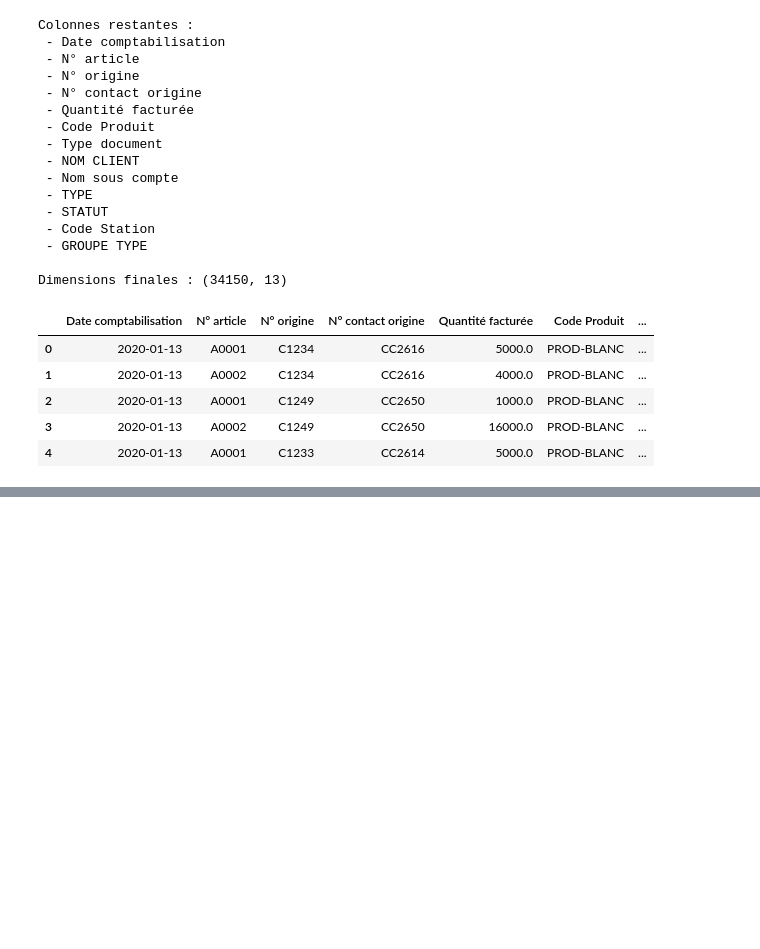
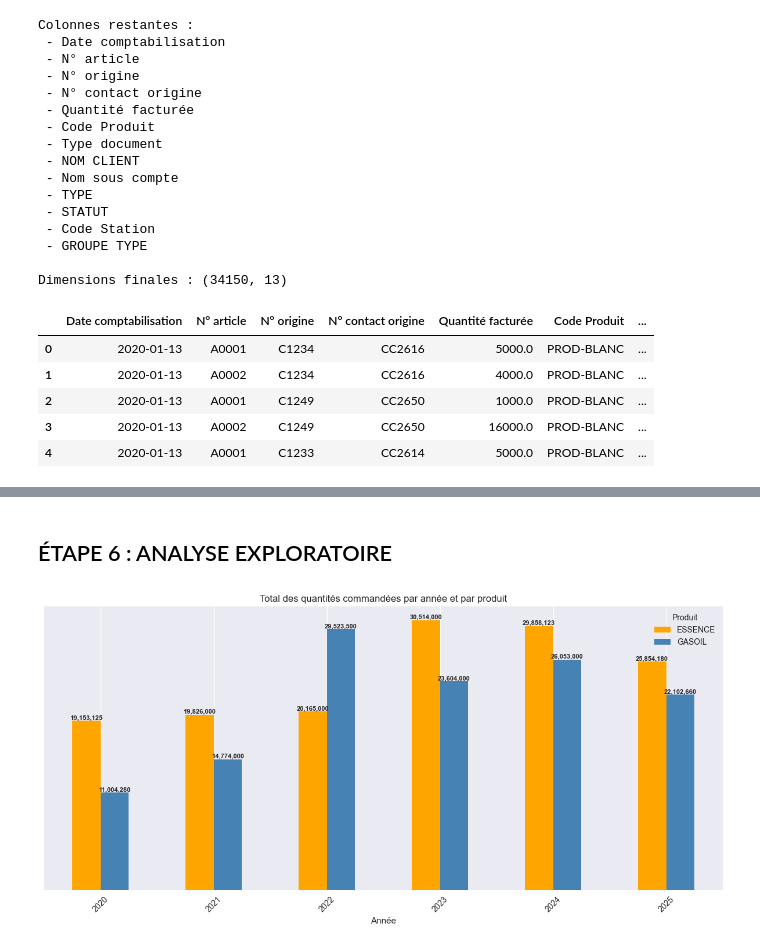
Before and after one commit to Gino-Ginette/memoire_bi, a Jupyter notebook: memoire_prediction.ipynb, the cells around one changed output, grey strips where cells are left out. Cells and saved outputs as stored; diff of their text form; code cells hidden in the pictures; blank space fills up the shorter version.

Commit message:
Analyse exploratiore

```diff
--- a/memoire_prediction.ipynb
+++ b/memoire_prediction.ipynb
@@ -172,13 +166,0 @@ df_clean.head()
-# %%
-print("Lignes avant :", df_clean.shape[0])
-
-# Suppression des lignes où N° contact origine est vide
-df_clean = df_clean.dropna(subset=["N° contact origine"])
-
-print("Lignes après :", df_clean.shape[0])
-print("Lignes supprimées :", df_clean.shape[0] - df_clean.shape[0])
-print()
-
-# Vérification
-print("Valeurs manquantes restantes :")
-print(df_clean.isnull().sum())
@@ -204,0 +170,7 @@ dtype: int64
+# %%
+df_clean["Année"] = df_clean["Date comptabilisation"].dt.year
+df_clean["Mois"] = df_clean["Date comptabilisation"].dt.month
+df_clean["Trimestre"] = df_clean["Date comptabilisation"].dt.quarter
+
+print("Colonnes ajoutées : Année, Mois, Trimestre")
+df_clean.head()
@@ -204,0 +185,38 @@ dtype: int64
+# %% [markdown]
+## ÉTAPE 6 : ANALYSE EXPLORATOIRE
+# %%
+# ÉTAPE 6.1 : COMMANDES PAR ANNÉE ET PAR PRODUIT
+# A0001 = ESSENCE / A0002 = GASOIL
+
+import matplotlib.pyplot as plt
+
+# Renommer les produits pour plus de clarté
+df_clean["Produit"] = df_clean["N° article"].map({
+    "A0001": "ESSENCE",
+    "A0002": "GASOIL"
+})
+
+# Grouper par année et produit
+commandes_par_an_produit = df_clean.groupby(["Année", "Produit"])["Quantité facturée"].sum().unstack()
+
+fig, ax = plt.subplots(figsize=(12, 6))
+commandes_par_an_produit.plot(kind="bar", ax=ax, color=["orange", "steelblue"])
+
+# Etiquettes au dessus de chaque barre
+for p in ax.patches:
+    ax.annotate(
+        f"{int(p.get_height()):,}",
+        (p.get_x() + p.get_width() / 2, p.get_height()),
+        ha='center', va='bottom',
+        fontsize=8, fontweight='bold'
+    )
+
+plt.title("Total des quantités commandées par année et par produit")
+plt.xlabel("Année")
+ax.yaxis.set_visible(False)
+plt.xticks(rotation=45)
+plt.legend(title="Produit")
+plt.tight_layout()
+plt.show()
+# %% [output]
+[figure, added]
```
Also changed, not shown: parts of 21 cells of this notebook.
